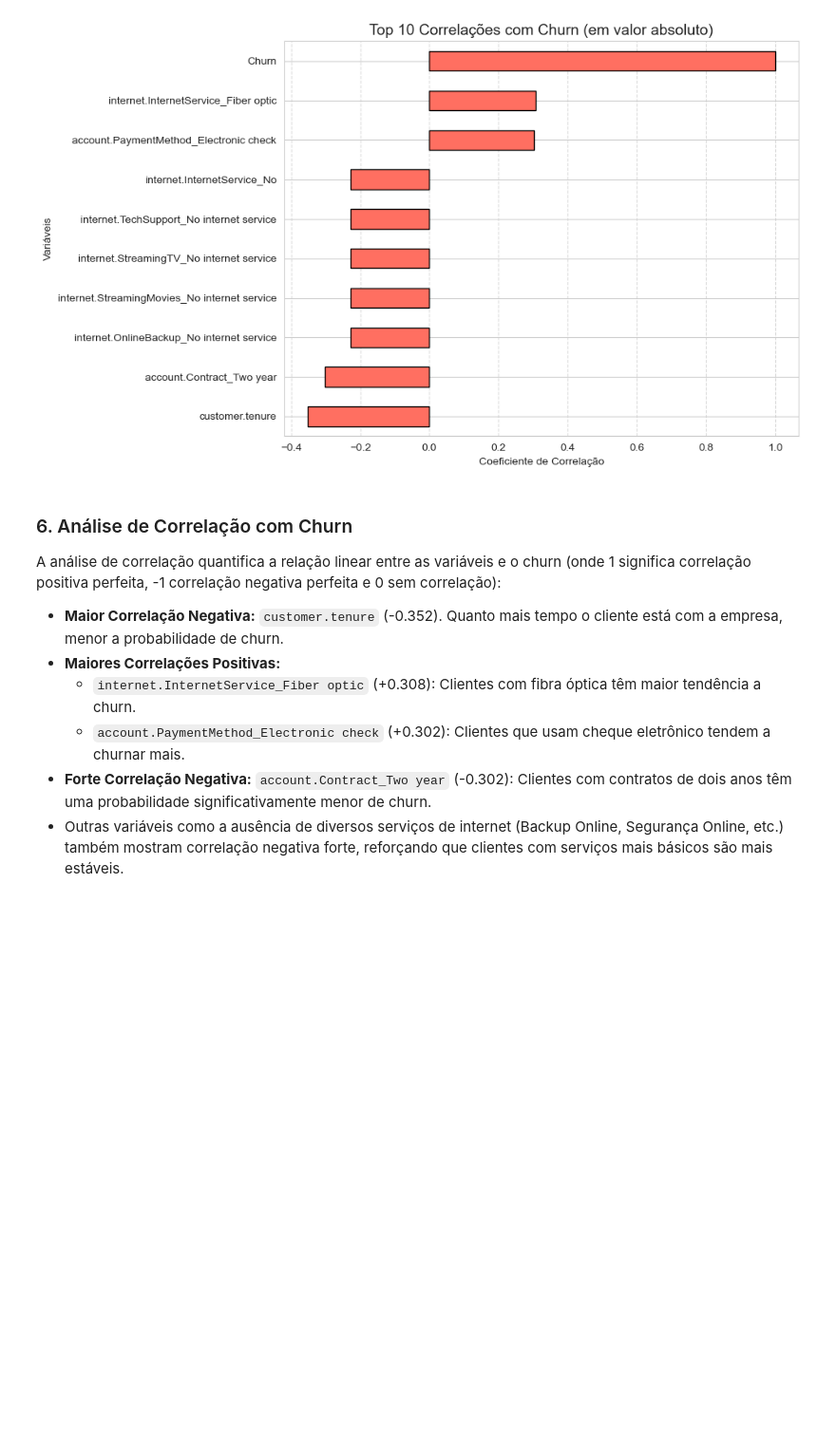
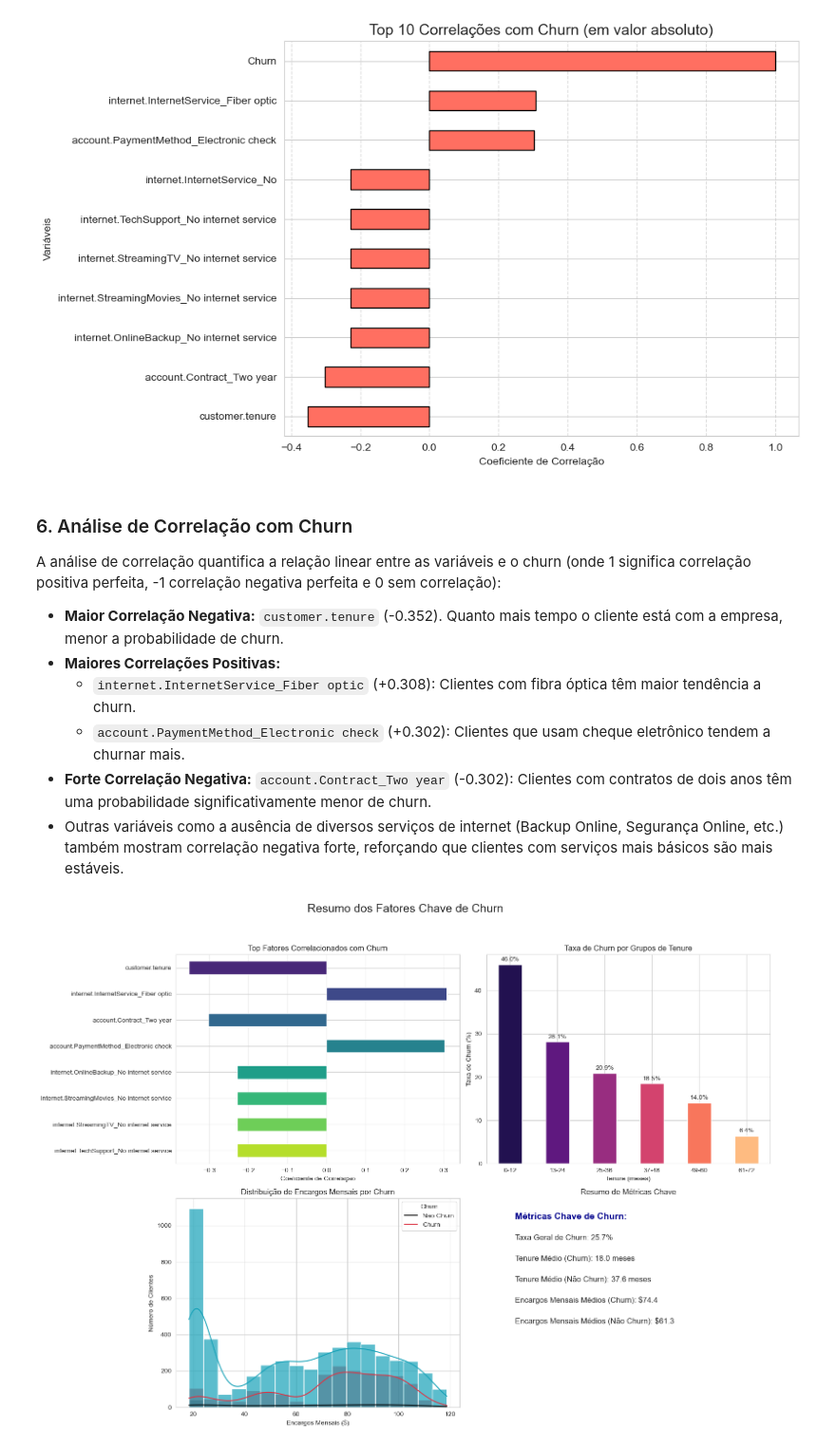
Before and after one commit to wlamirlira/TelecomX_Churn, a Jupyter notebook: TelecomX_Churn.ipynb, the cells around one changed output. Shown at 95% size. Saved outputs shown, nothing was run; the diff lists cells and outputs as text; code cells hidden in the pictures; blank space fills up the shorter version.

Commit message:
Quarto commit: Inclusão dos  insights e recomendações finais

```diff
--- a/TelecomX_Churn.ipynb
+++ b/TelecomX_Churn.ipynb
@@ -341,3 +341,60 @@ A análise de correlação quantifica a relação linear entre as variáveis e o
     * `account.PaymentMethod_Electronic check` (+0.302): Clientes que usam cheque eletrônico tendem a churnar mais.
 * **Forte Correlação Negativa:** `account.Contract_Two year` (-0.302): Clientes com contratos de dois anos têm uma probabilidade significativamente menor de churn.
 * Outras variáveis como a ausência de diversos serviços de internet (Backup Online, Segurança Online, etc.) também mostram correlação negativa forte, reforçando que clientes com serviços mais básicos são mais estáveis.
+# %%
+# Visualizações e Métricas Chave Finais
+
+fig, axes = plt.subplots(2, 2, figsize=(16, 12))
+fig.suptitle('Resumo dos Fatores Chave de Churn', fontsize=18)
+
+# Top fatores correlacionados com churn (Excluindo o próprio Churn)
+top_factors = correlations.drop('Churn').head(8) # Pega os top 8, excluindo 'Churn'
+top_factors.plot(kind='barh', ax=axes[0,0], color=sns.color_palette("viridis", len(top_factors)))
+axes[0,0].set_title('Top Fatores Correlacionados com Churn')
+axes[0,0].set_xlabel('Coeficiente de Correlação')
+axes[0,0].invert_yaxis() # Para que o maior esteja no topo
+
+# Taxa de Churn por grupos de Tenure
+df_clean['tenure_group'] = pd.cut(df_clean['customer.tenure'],
+                                  bins=[0, 12, 24, 36, 48, 60, 72], # Ajustado para mais grupos
+                                  labels=['0-12', '13-24', '25-36', '37-48', '49-60', '61-72'])
+tenure_churn = df_clean.groupby('tenure_group')['Churn'].apply(lambda x: (x=='Yes').mean() * 100)
+tenure_churn.plot(kind='bar', ax=axes[0,1], color=sns.color_palette("magma", len(tenure_churn)))
+axes[0,1].set_title('Taxa de Churn por Grupos de Tenure')
+axes[0,1].set_ylabel('Taxa de Churn (%)')
+axes[0,1].set_xlabel('Tenure (meses)')
+axes[0,1].tick_params(axis='x', rotation=0)
+for index, value in enumerate(tenure_churn):
+    axes[0,1].text(index, value + 0.5, f'{value:.1f}%', ha='center', va='bottom')
+
+# Distribuição de Encargos Mensais por Churn
+sns.histplot(data=df_clean, x='account.Charges.Monthly', hue='Churn', kde=True, ax=axes[1,0],
+             palette={'No': '#17A2B8', 'Yes': '#DC3545'}, alpha=0.7)
+axes[1,0].set_title('Distribuição de Encargos Mensais por Churn')
+axes[1,0].set_xlabel('Encargos Mensais ($)')
+axes[1,0].set_ylabel('Número de Clientes')
+axes[1,0].legend(title='Churn', labels=['Não Churn', 'Churn']) # Ajusta legenda
+
+# Resumo de Métricas Chave
+churn_rate = (df_clean['Churn'] == 'Yes').mean() * 100
+avg_tenure_churn = df_clean[df_clean['Churn']=='Yes']['customer.tenure'].mean()
+avg_tenure_no_churn = df_clean[df_clean['Churn']=='No']['customer.tenure'].mean()
+avg_monthly_churn = df_clean[df_clean['Churn']=='Yes']['account.Charges.Monthly'].mean()
+avg_monthly_no_churn = df_clean[df_clean['Churn']=='No']['account.Charges.Monthly'].mean()
+
+# Texto para o resumo
+axes[1,1].text(0.1, 0.9, 'Métricas Chave de Churn:', fontsize=14, weight='bold', color='darkblue')
+axes[1,1].text(0.1, 0.8, f'Taxa Geral de Churn: {churn_rate:.1f}%', fontsize=12)
+axes[1,1].text(0.1, 0.7, f'Tenure Médio (Churn): {avg_tenure_churn:.1f} meses', fontsize=12)
+axes[1,1].text(0.1, 0.6, f'Tenure Médio (Não Churn): {avg_tenure_no_churn:.1f} meses', fontsize=12)
+axes[1,1].text(0.1, 0.5, f'Encargos Mensais Médios (Churn): ${avg_monthly_churn:.1f}', fontsize=12)
+axes[1,1].text(0.1, 0.4, f'Encargos Mensais Médios (Não Churn): ${avg_monthly_no_churn:.1f}', fontsize=12)
+axes[1,1].set_title('Resumo de Métricas Chave')
+axes[1,1].set_xlim(0, 1)
+axes[1,1].set_ylim(0, 1)
+axes[1,1].axis('off') # Remove os eixos para exibir apenas o texto
+
+plt.tight_layout(rect=[0, 0.03, 1, 0.95])
+plt.show()
+# %% [output]
+[figure, added]
```
Also changed, not shown: parts of 1 cell of this notebook.
